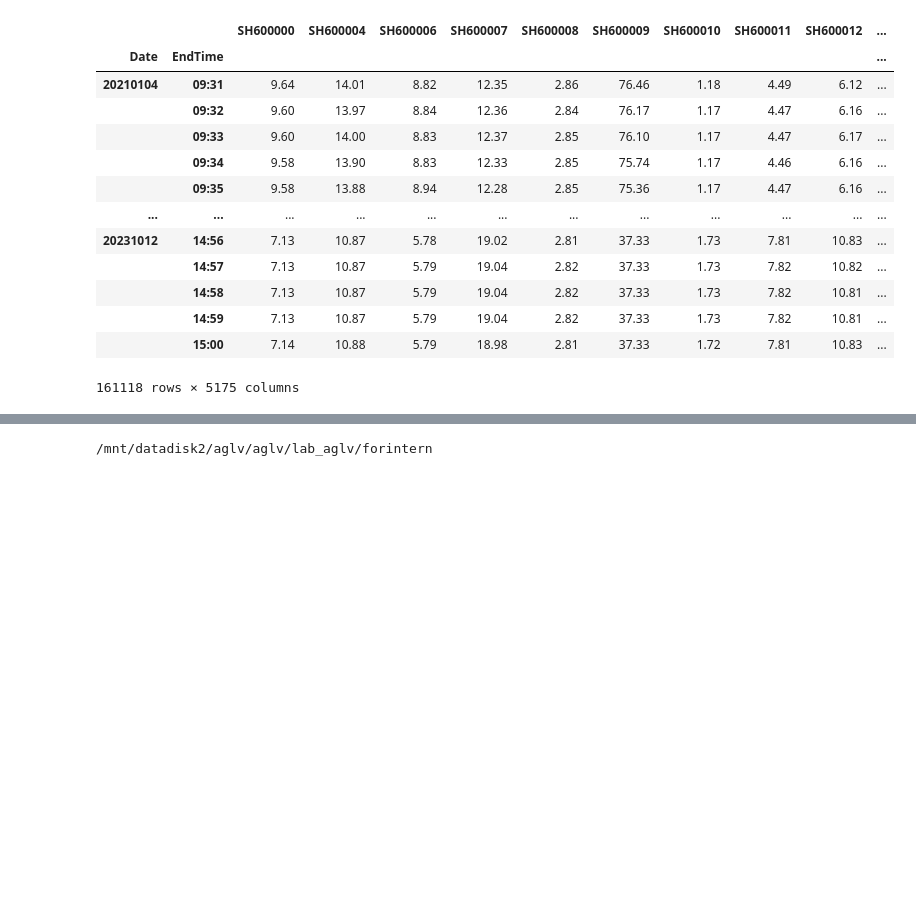
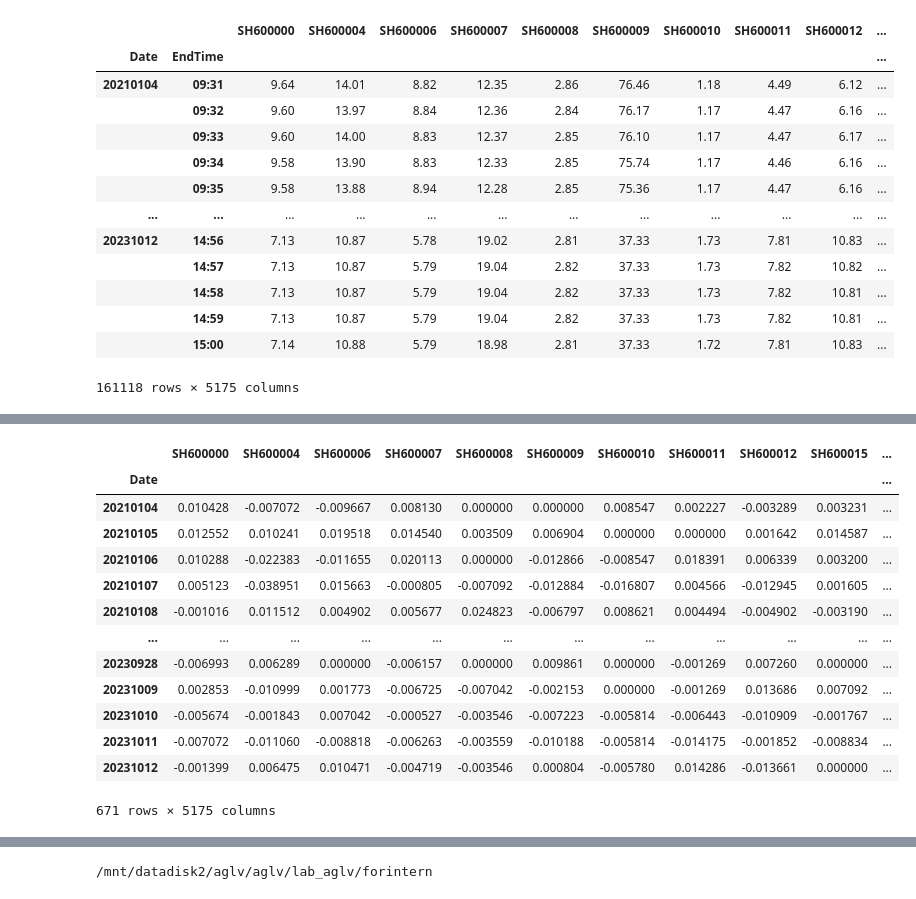
Before and after one commit to ForestMayJun/Quant_v3, a Jupyter notebook: alpha_oct/inday_period.ipynb, the cells around one changed output, grey strips where cells are left out. Saved outputs shown, nothing was run; the diff lists cells and outputs as text; code cells hidden in the pictures; blank space fills up the shorter version.

```diff
--- a/alpha_oct/inday_period.ipynb
+++ b/alpha_oct/inday_period.ipynb
@@ -251,12 +281,12 @@ clo
 |  | 15:00 | 7.14 | 10.88 | 5.79 | 18.98 | 2.81 | 37.33 | 1.72 | 7.81 | 10.83 | ... |
 161118 rows × 5175 columns
 # %%
-def inverse(p:pd.DataFrame, l_min=30):
+def inverse(p:pd.DataFrame, l_min=-30):
     l_ret = clo.groupby('Date', axis=0).apply(lambda x: x.iloc[l_min, :] / x.iloc[1, :] - 1) # 有些股票第0index伤没有数据
     r_ret = clo.groupby('Date', axis=0).apply(lambda x: x.iloc[-1, :] / x.iloc[l_min, :] -1)
 
-    sym = l_ret - r_ret
-    # sym = l_ret
+    # sym = l_ret - r_ret
+    sym = r_ret
 
     num = sym.shape[1] - sym.isna().sum(axis=1)
     inv_per = sym.sum(axis=1) / num
@@ -267,3 +299,5 @@ inv_per_30, sym_30, len_30 = inverse(clo, 30)
+# %%
+ret_afno30 = sym_30.copy()
 # %%
 sym_30 = sym_30.replace(np.inf, np.nan)
 sym_30
@@ -351,0 +343,17 @@ da23
+# %%
+ret_afno30
+# %% [output]
+|  | SH600000 | SH600004 | SH600006 | SH600007 | SH600008 | SH600009 | SH600010 | SH600011 | SH600012 | SH600015 | ... |
+| Date |  |  |  |  |  |  |  |  |  |  | ... |
+| 20210104 | 0.010428 | -0.007072 | -0.009667 | 0.008130 | 0.000000 | 0.000000 | 0.008547 | 0.002227 | -0.003289 | 0.003231 | ... |
+| 20210105 | 0.012552 | 0.010241 | 0.019518 | 0.014540 | 0.003509 | 0.006904 | 0.000000 | 0.000000 | 0.001642 | 0.014587 | ... |
+| 20210106 | 0.010288 | -0.022383 | -0.011655 | 0.020113 | 0.000000 | -0.012866 | -0.008547 | 0.018391 | 0.006339 | 0.003200 | ... |
+| 20210107 | 0.005123 | -0.038951 | 0.015663 | -0.000805 | -0.007092 | -0.012884 | -0.016807 | 0.004566 | -0.012945 | 0.001605 | ... |
+| 20210108 | -0.001016 | 0.011512 | 0.004902 | 0.005677 | 0.024823 | -0.006797 | 0.008621 | 0.004494 | -0.004902 | -0.003190 | ... |
+| ... | ... | ... | ... | ... | ... | ... | ... | ... | ... | ... | ... |
+| 20230928 | -0.006993 | 0.006289 | 0.000000 | -0.006157 | 0.000000 | 0.009861 | 0.000000 | -0.001269 | 0.007260 | 0.000000 | ... |
+| 20231009 | 0.002853 | -0.010999 | 0.001773 | -0.006725 | -0.007042 | -0.002153 | 0.000000 | -0.001269 | 0.013686 | 0.007092 | ... |
+| 20231010 | -0.005674 | -0.001843 | 0.007042 | -0.000527 | -0.003546 | -0.007223 | -0.005814 | -0.006443 | -0.010909 | -0.001767 | ... |
+| 20231011 | -0.007072 | -0.011060 | -0.008818 | -0.006263 | -0.003559 | -0.010188 | -0.005814 | -0.014175 | -0.001852 | -0.008834 | ... |
+| 20231012 | -0.001399 | 0.006475 | 0.010471 | -0.004719 | -0.003546 | 0.000804 | -0.005780 | 0.014286 | -0.013661 | 0.000000 | ... |
+671 rows × 5175 columns
```
Also changed, not shown: parts of 78 cells of this notebook, 7 other files.
